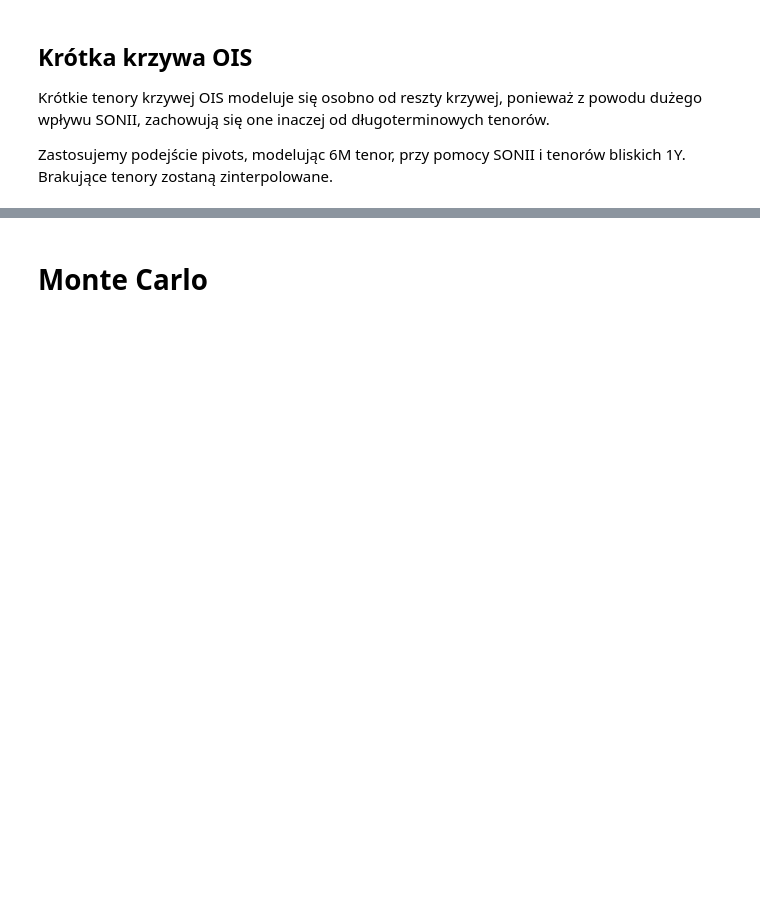
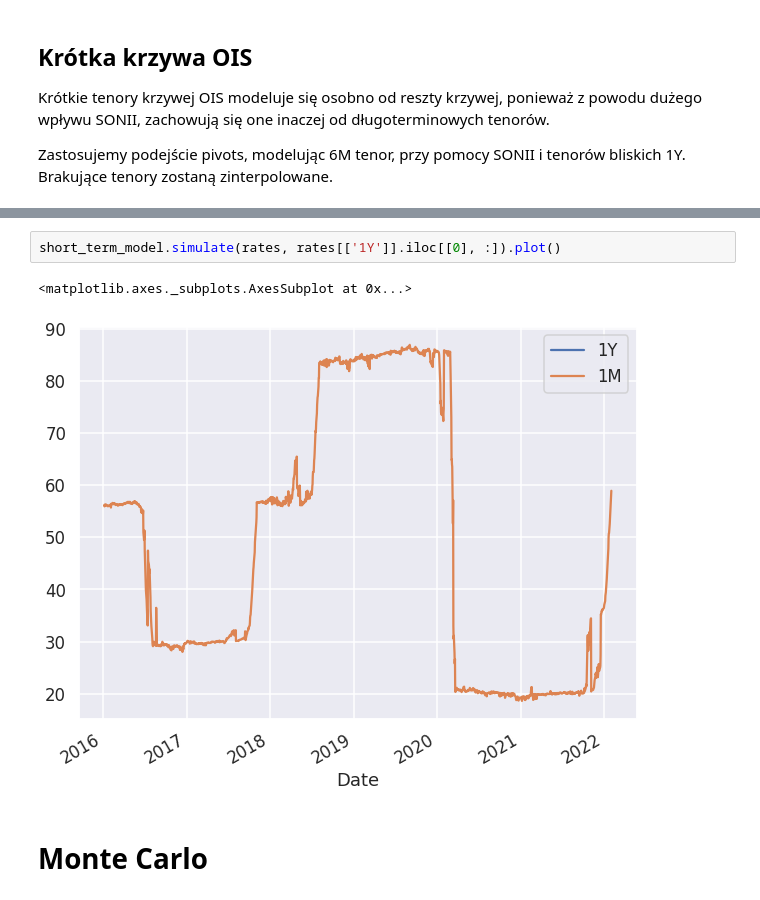
Before and after one commit to PiotMik/OIS_curve_modeling, a Jupyter notebook: OIS_Curve_modelling_3.ipynb, the cells around one changed output, grey strips where cells are left out. Cells and saved outputs as stored; diff of their text form; blank space fills up the shorter version.

```diff
--- a/OIS_Curve_modelling_3.ipynb
+++ b/OIS_Curve_modelling_3.ipynb
@@ -505,3 +510,8 @@ Val MSE: 0.08
+# %%
+short_term_model.simulate(rates, rates[['1Y']].iloc[[0], :]).plot()
+# %% [output]
+<matplotlib.axes._subplots.AxesSubplot at 0x...>
+[figure, added]
 # %% [markdown]
 # Monte Carlo
 # %%
```
Also changed, not shown: parts of 19 cells of this notebook.
